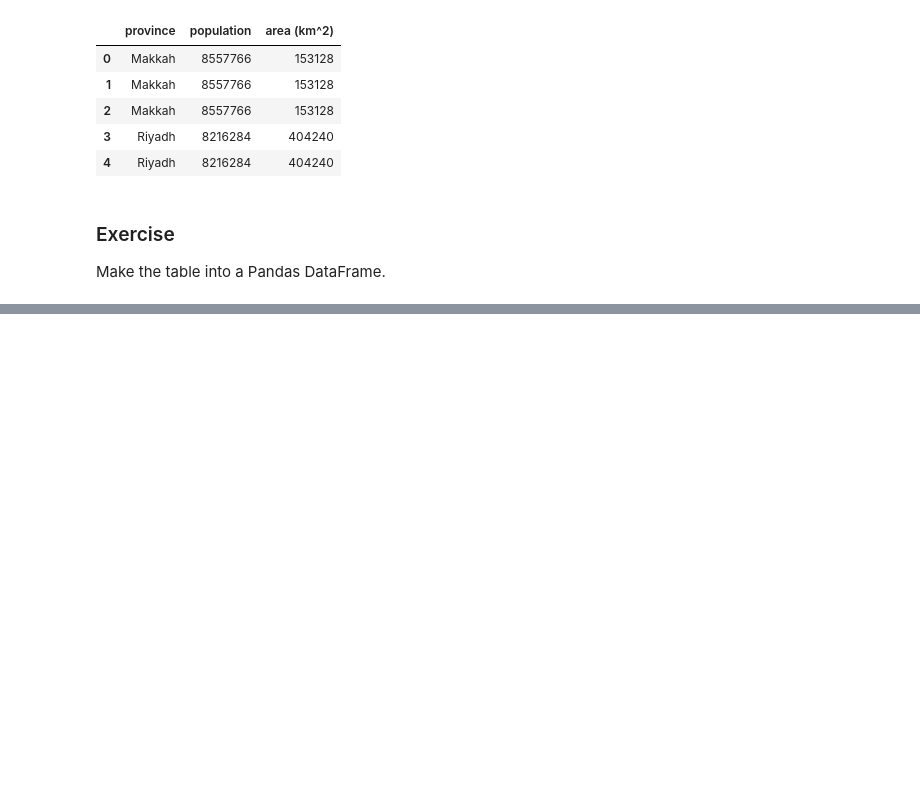
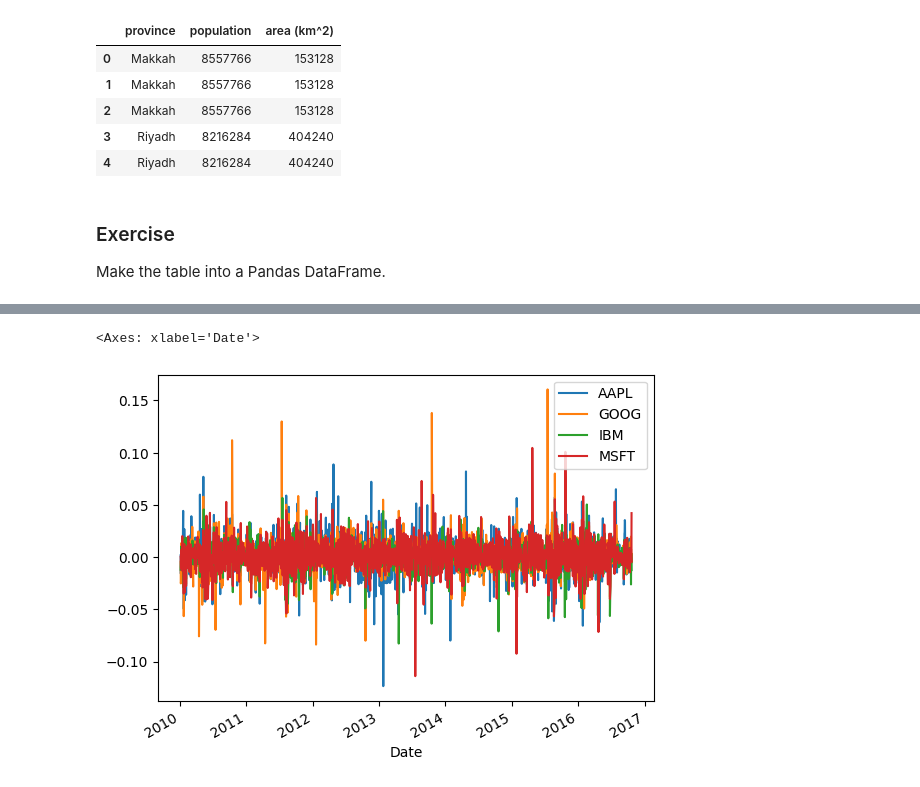
Before and after one commit to KAUST-Academy/python-for-data-analysis, a Jupyter notebook: notebooks/day_4_notebook.ipynb, the cells around one changed output, grey strips where cells are left out. Saved outputs shown, nothing was run; the diff lists cells and outputs as text; code cells hidden in the pictures; blank space fills up the shorter version.

```diff
--- a/notebooks/day_4_notebook.ipynb
+++ b/notebooks/day_4_notebook.ipynb
@@ -374,0 +784,6 @@ df2
+# %%
+(price.pct_change()
+      .plot())
+# %% [output]
+<Axes: xlabel='Date'>
+[figure, added]
```
Also changed, not shown: parts of 38 cells of this notebook, 1 other file.
